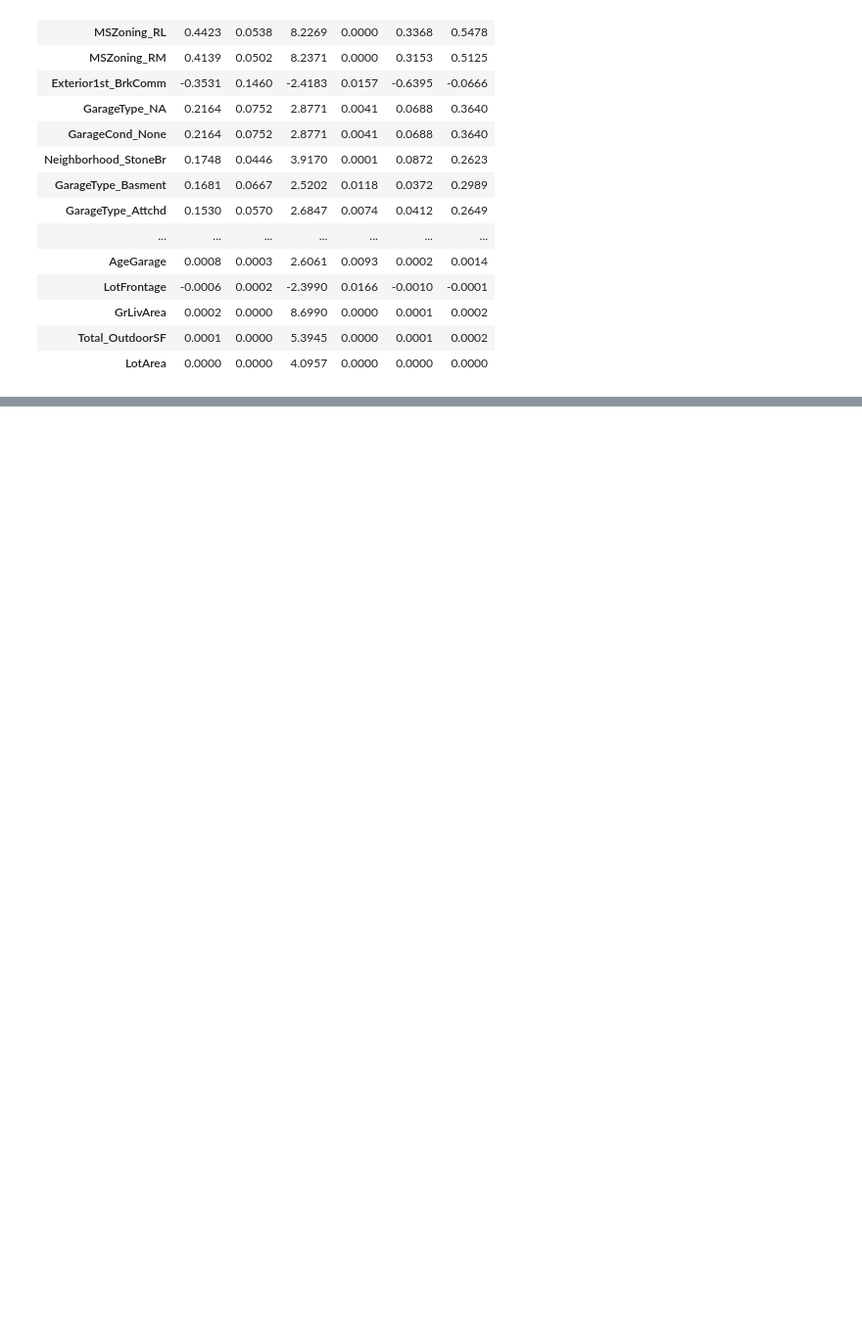
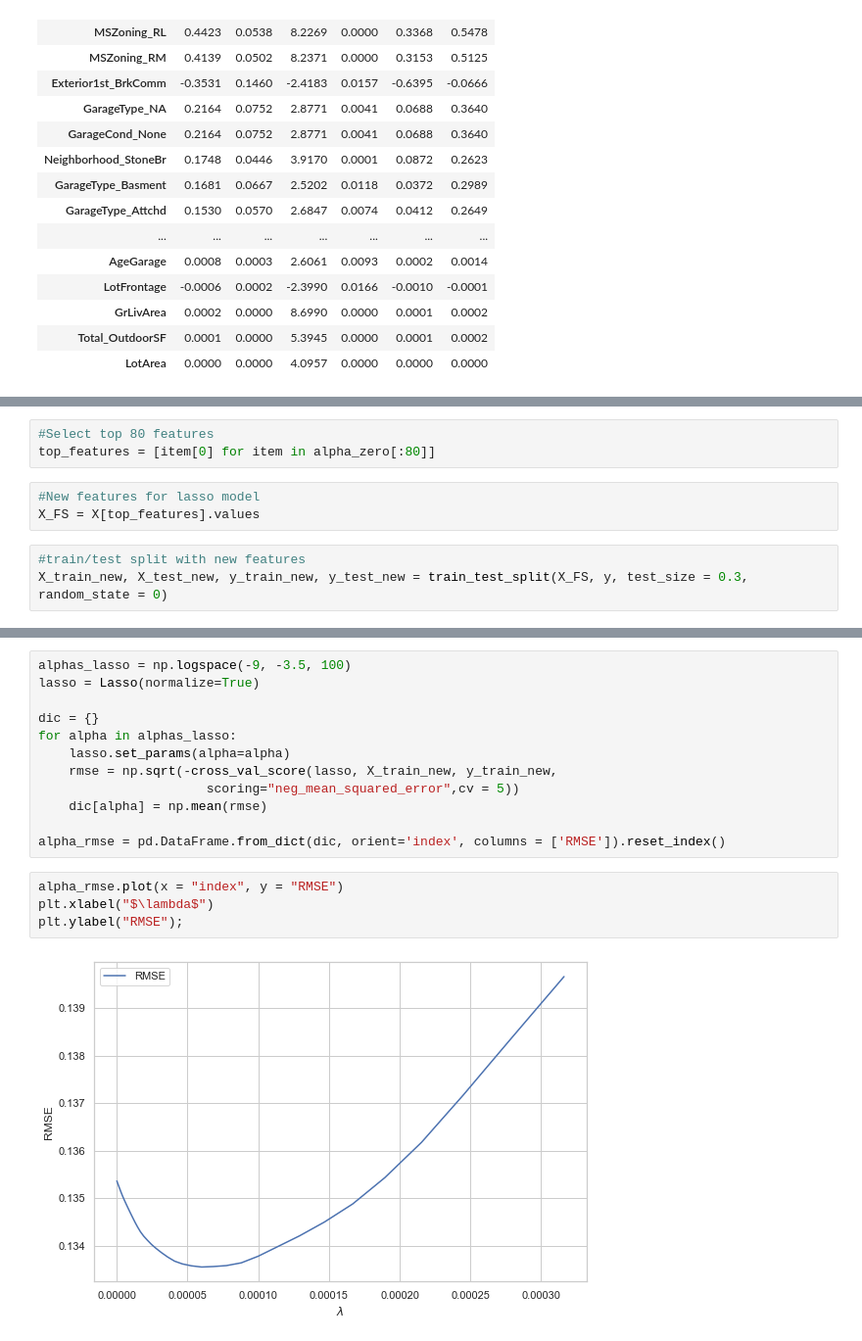
Before and after one commit to mwc201/Housing_Price_Prediction, a Jupyter notebook: ML_Models.ipynb, the cells around one changed output, grey strips where cells are left out. Shown: that part at 98% size. Saved outputs shown, nothing was run; the diff lists cells and outputs as text; blank space fills up the shorter version.

```diff
--- a/ML_Models.ipynb
+++ b/ML_Models.ipynb
@@ -141,0 +241,9 @@ ols2.reindex(ols2["Coef."].abs().sort_values(ascending = False).index)
+# %%
+#Select top 80 features
+top_features = [item[0] for item in alpha_zero[:80]]
+# %%
+#New features for lasso model
+X_FS = X[top_features].values
+# %%
+#train/test split with new features
+X_train_new, X_test_new, y_train_new, y_test_new = train_test_split(X_FS, y, test_size = 0.3, random_state = 0)
@@ -141,0 +252,18 @@ ols2.reindex(ols2["Coef."].abs().sort_values(ascending = False).index)
+# %%
+alphas_lasso = np.logspace(-9, -3.5, 100)
+lasso = Lasso(normalize=True)
+
+dic = {}
+for alpha in alphas_lasso:
+    lasso.set_params(alpha=alpha)
+    rmse = np.sqrt(-cross_val_score(lasso, X_train_new, y_train_new,
+                      scoring="neg_mean_squared_error",cv = 5))
+    dic[alpha] = np.mean(rmse)
+
+alpha_rmse = pd.DataFrame.from_dict(dic, orient='index', columns = ['RMSE']).reset_index()
+# %%
+alpha_rmse.plot(x = "index", y = "RMSE")
+plt.xlabel("$\lambda$")
+plt.ylabel("RMSE");
+# %% [output]
+[figure, added]
```
Also changed, not shown: parts of 17 cells of this notebook.
